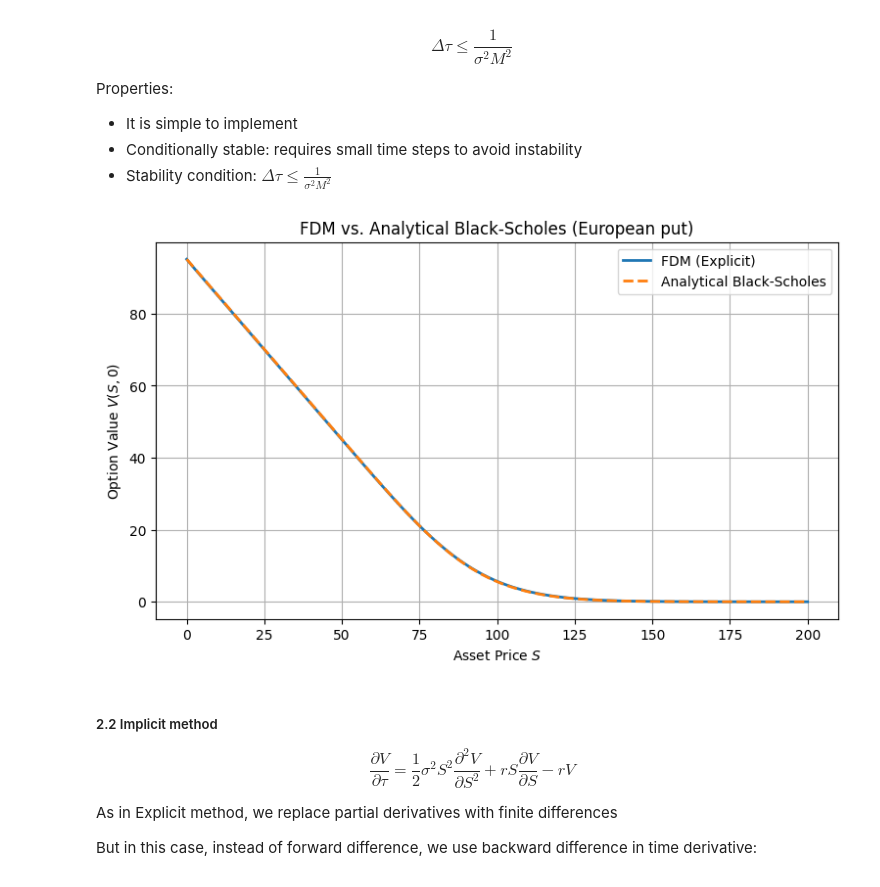
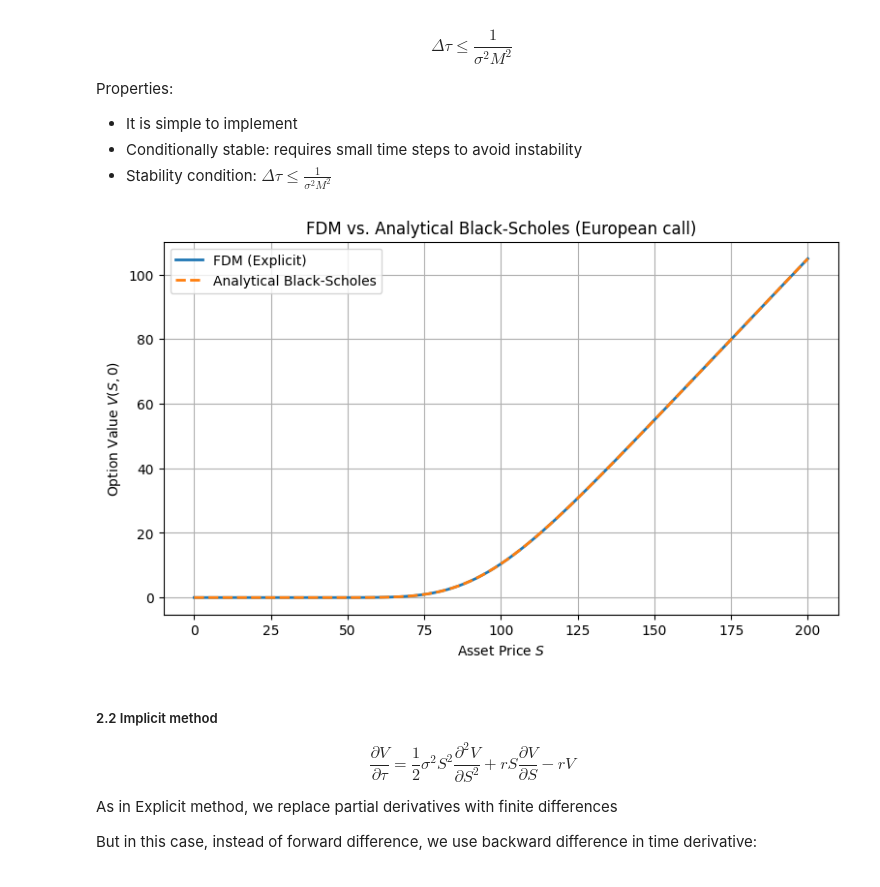
Before and after one commit to sokolo8/black-scholes, a Jupyter notebook: docs/part2.ipynb, the cells around one changed output. Saved outputs shown, nothing was run; the diff lists cells and outputs as text; code cells hidden in the pictures.

```diff
--- a/docs/part2.ipynb
+++ b/docs/part2.ipynb
@@ -115,14 +115,14 @@ X = 100
 T = 1.0
 r = 0.05
 sigma = 0.2
-call_or_put = "put"
+call_or_put = "call"
 
 M = 100
 N = 1000
 
 dS = S_max / M
 dt = T / N
-S = np.linspace(0, S_max, M, endpoint=True)
+S = np.linspace(0, S_max, M+1)
 
 stability_condition = dt - 1 / (sigma ** 2 * M ** 2)
 
@@ -136,51 +136,51 @@ elif call_or_put == "put":
 else:
     raise ValueError("Invalid option type. Use 'call' or 'put'.")
 
-i = np.arange(1, M + 1)
+i = np.arange(1, M)
 a = 0.5 * dt * (sigma**2 * i**2 - r * i)
 b = 1 - dt * (sigma**2 * i**2 + r)
 c = 0.5 * dt * (sigma**2 * i**2 + r * i)
 
 for n in range(1, N+1):
     V_old = V.copy()
-    V[1:M-1] = a[1:M-1] * V_old[:M-2] + b[1:M-1] * V_old[1:M-1] + c[1:M-1] * V_old[2:]
+    V[1:M] = a * V_old[:M-1] + b* V_old[1:M] + c* V_old[2:]
 
     if call_or_put == "call":
         V[0] = 0
-        V[M-1] = S_max - X * np.exp(-r * n * dt)
+        V[M] = S_max - X * np.exp(-r * n * dt)
     elif call_or_put == "put":
         V[0] = X * np.exp(-r * n * dt)
-        V[M-1] = 0
+        V[M] = 0
     else:
         raise ValueError("Invalid option type. Use 'call' or 'put'.")
 
 def black_scholes_european_options(S0, X, T, r, sigma, which="call"):
 
     d1 = (np.log(S0 / X + 1e-10) + (r + 0.5 * sigma**2) * T) / (sigma * np.sqrt(T))
     d2 = d1 - sigma * np.sqrt(T)
 
     if which == "call":
         price = S0 * norm.cdf(d1) - X * np.exp(-r * T) * norm.cdf(d2)
     elif which == "put":
         price = X * np.exp(-r * T) * norm.cdf(-d2) - S0 * norm.cdf(-d1)
     else:
         raise ValueError("Invalid option type. Use 'call' or 'put'.")
 
     return price
 
 V_exact = black_scholes_european_options(S, X, T, r, sigma, which=call_or_put)
 
 plt.figure(figsize=(9, 5))
 plt.plot(S, V, label='FDM (Explicit)', linewidth=2)
 plt.plot(S, V_exact, '--', label='Analytical Black-Scholes', linewidth=2)
 plt.xlabel('Asset Price $S$')
 plt.ylabel('Option Value $V(S, 0)$')
 plt.title(f'FDM vs. Analytical Black-Scholes (European {call_or_put})')
 plt.legend()
 plt.grid(True)
 plt.show()
 # %% [output]
-[figure, old version]
+[figure, new version]
 # %% [markdown]
 ##### 2.2 Implicit method
 
```
Also changed, not shown: parts of 3 cells of this notebook.
